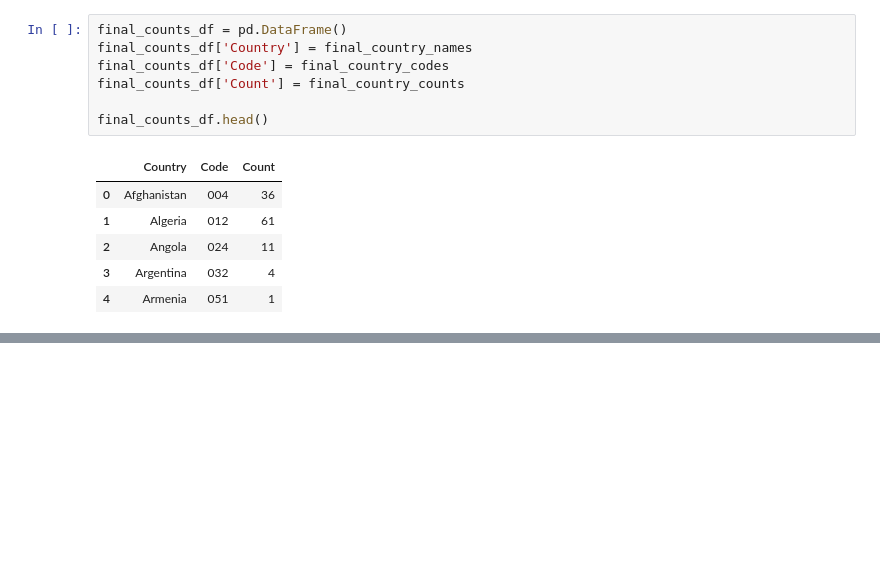
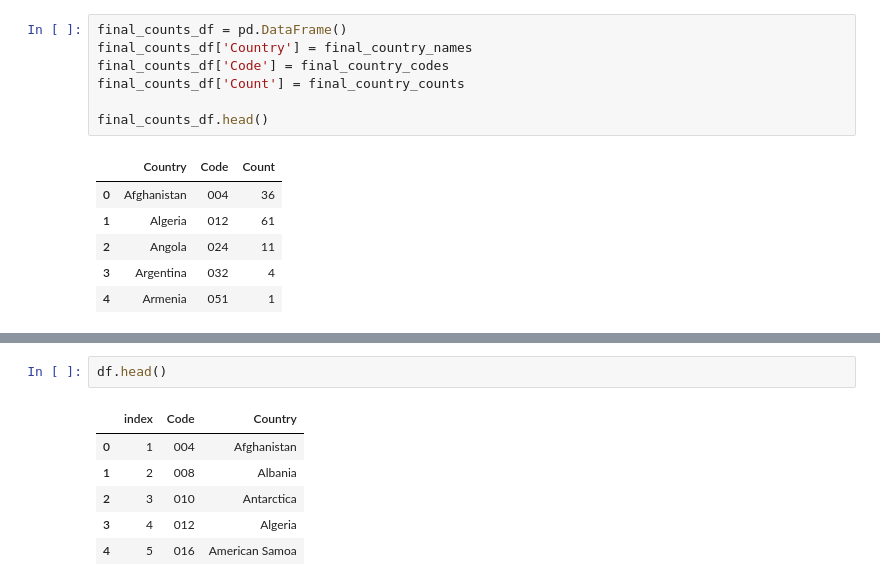
Before and after one commit to seashiva94/data_viz_project, a Jupyter notebook: maps.ipynb, the cells around one changed output, grey strips where cells are left out. Saved outputs shown, nothing was run; the diff lists cells and outputs as text; blank space fills up the shorter version.

```diff
--- a/maps.ipynb
+++ b/maps.ipynb
@@ -182,0 +188,9 @@ alt.Chart(countries).mark_geoshape().encode(
+# %%
+df.head()
+# %% [output]
+|  | index | Code | Country |
+| 0 | 1 | 004 | Afghanistan |
+| 1 | 2 | 008 | Albania |
+| 2 | 3 | 010 | Antarctica |
+| 3 | 4 | 012 | Algeria |
+| 4 | 5 | 016 | American Samoa |
```
Also changed, not shown: parts of 21 cells of this notebook.
